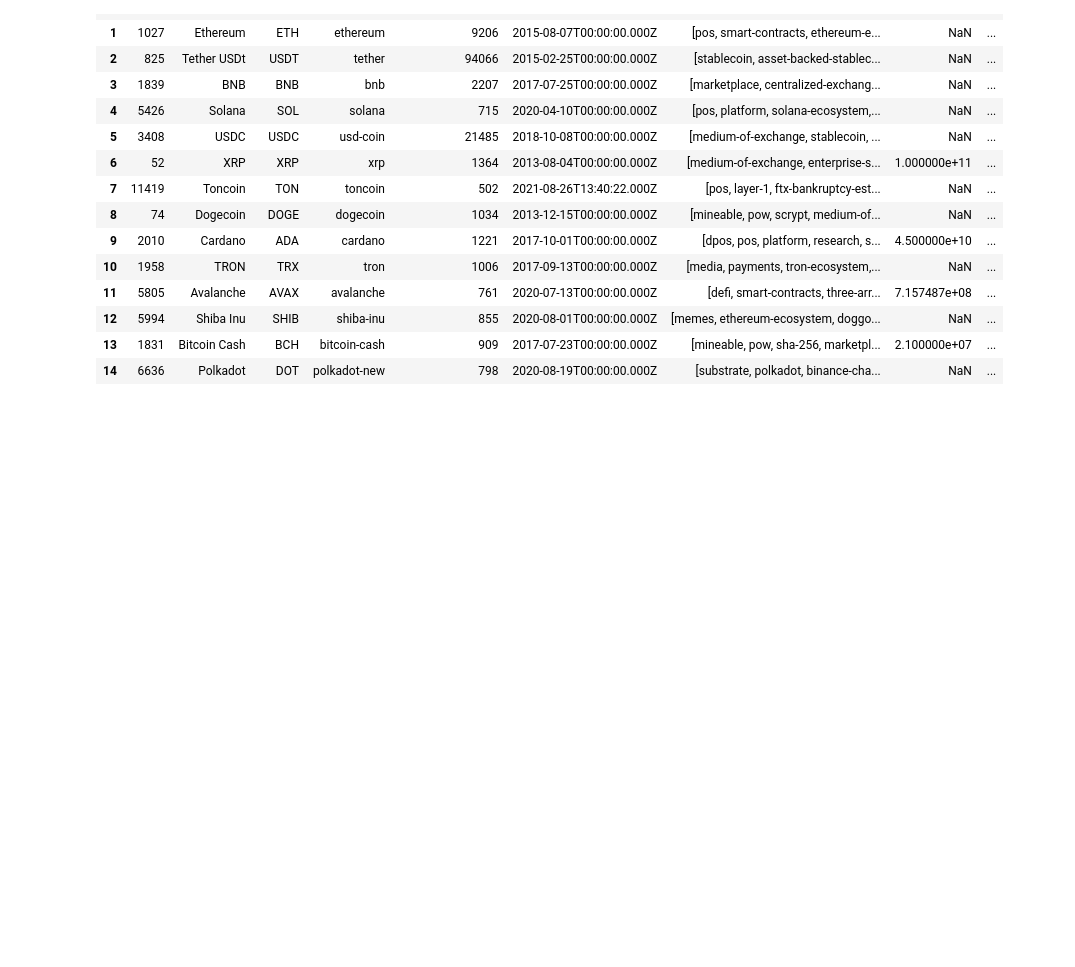
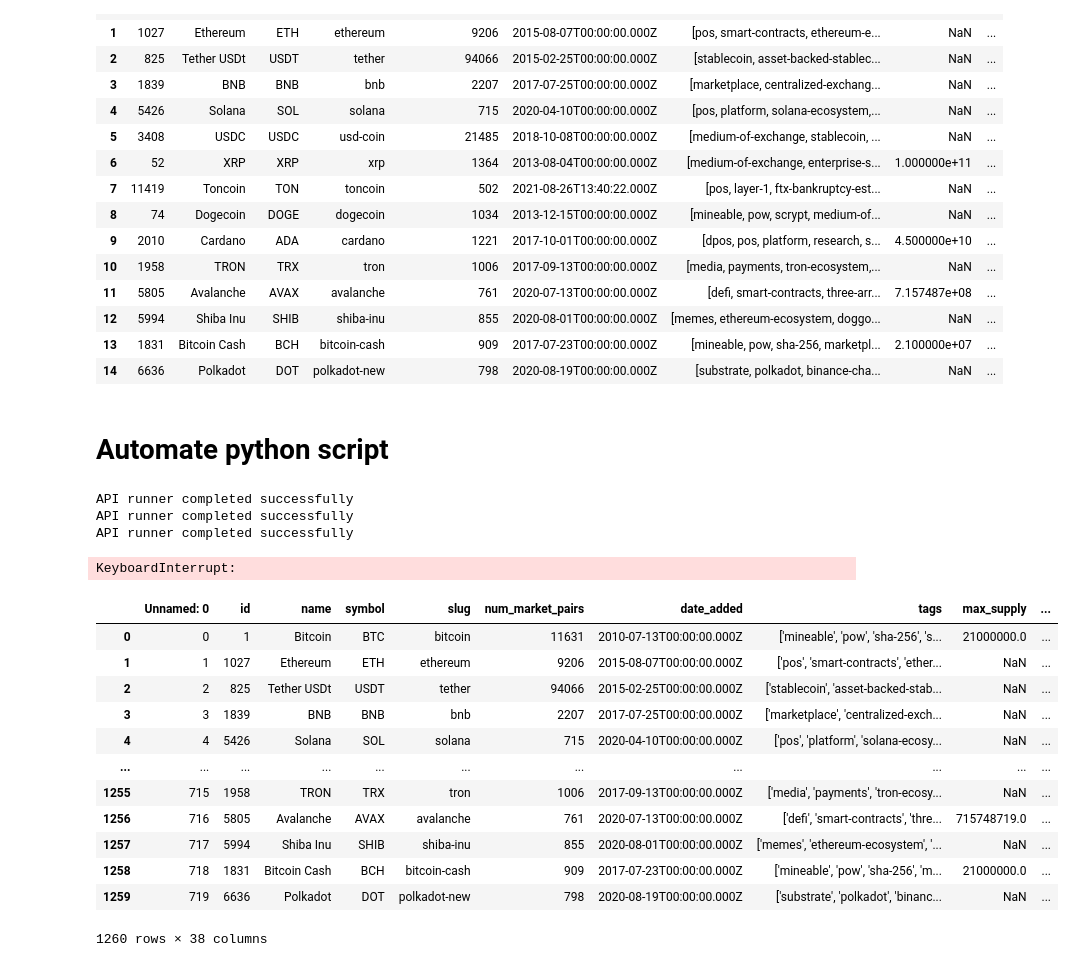
Before and after one commit to amansingh202/data_analytics, a Jupyter notebook: projects/CryptoProject.ipynb, the cells around one changed output. Saved outputs shown, nothing was run; the diff lists cells and outputs as text; code cells hidden in the pictures; blank space fills up the shorter version.

```diff
--- a/projects/CryptoProject.ipynb
+++ b/projects/CryptoProject.ipynb
@@ -109,0 +114,37 @@ import os
+# %% [markdown]
+# Automate python script
+# %%
+import os
+from time import time
+from time import sleep
+
+
+for i in range(333):
+    api_runner()
+    print('API runner completed successfully')
+    sleep(60) #sleep for 1 min
+
+exit()
+# %% [output]
+API runner completed successfully
+API runner completed successfully
+API runner completed successfully
+KeyboardInterrupt:
+# %%
+df72 = pd.read_csv('/Users/amansingh/Desktop/data_analytics/projects/API.csv')
+
+df72
+# %% [output]
+|  | Unnamed: 0 | id | name | symbol | slug | num_market_pairs | date_added | tags | max_supply | ... |
+| 0 | 0 | 1 | Bitcoin | BTC | bitcoin | 11631 | 2010-07-13T00:00:00.000Z | ['mineable', 'pow', 'sha-256', 's... | 21000000.0 | ... |
+| 1 | 1 | 1027 | Ethereum | ETH | ethereum | 9206 | 2015-08-07T00:00:00.000Z | ['pos', 'smart-contracts', 'ether... | NaN | ... |
+| 2 | 2 | 825 | Tether USDt | USDT | tether | 94066 | 2015-02-25T00:00:00.000Z | ['stablecoin', 'asset-backed-stab... | NaN | ... |
+| 3 | 3 | 1839 | BNB | BNB | bnb | 2207 | 2017-07-25T00:00:00.000Z | ['marketplace', 'centralized-exch... | NaN | ... |
+| 4 | 4 | 5426 | Solana | SOL | solana | 715 | 2020-04-10T00:00:00.000Z | ['pos', 'platform', 'solana-ecosy... | NaN | ... |
+| ... | ... | ... | ... | ... | ... | ... | ... | ... | ... | ... |
+| 1255 | 715 | 1958 | TRON | TRX | tron | 1006 | 2017-09-13T00:00:00.000Z | ['media', 'payments', 'tron-ecosy... | NaN | ... |
+| 1256 | 716 | 5805 | Avalanche | AVAX | avalanche | 761 | 2020-07-13T00:00:00.000Z | ['defi', 'smart-contracts', 'thre... | 715748719.0 | ... |
+| 1257 | 717 | 5994 | Shiba Inu | SHIB | shiba-inu | 855 | 2020-08-01T00:00:00.000Z | ['memes', 'ethereum-ecosystem', '... | NaN | ... |
+| 1258 | 718 | 1831 | Bitcoin Cash | BCH | bitcoin-cash | 909 | 2017-07-23T00:00:00.000Z | ['mineable', 'pow', 'sha-256', 'm... | 21000000.0 | ... |
+| 1259 | 719 | 6636 | Polkadot | DOT | polkadot-new | 798 | 2020-08-19T00:00:00.000Z | ['substrate', 'polkadot', 'binanc... | NaN | ... |
+1260 rows × 38 columns
```
Also changed, not shown: parts of 2 cells of this notebook.
